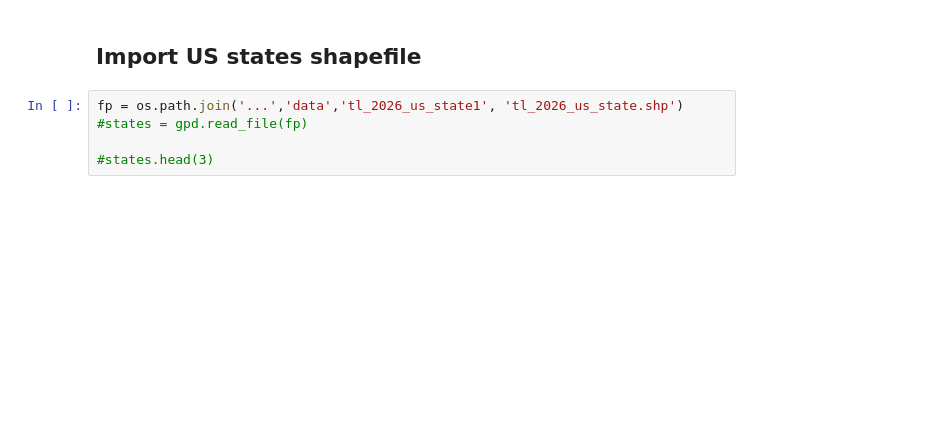
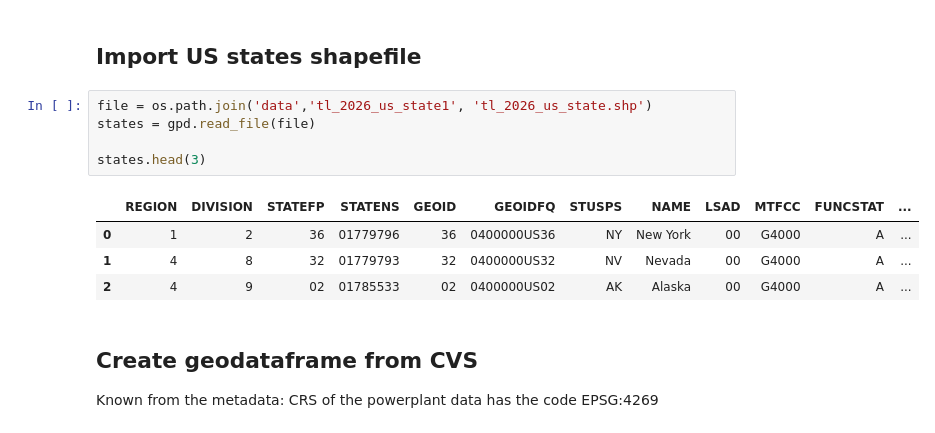
Before and after one commit to Karlavramos/eds220-in-class, a Jupyter notebook: lesson-12-streamline-your-code.ipynb, the cells around one changed output. Drawn from its saved outputs; the diff is of its cells as text; blank space fills up the shorter version.

```diff
--- a/lesson-12-streamline-your-code.ipynb
+++ b/lesson-12-streamline-your-code.ipynb
@@ -48,7 +52,16 @@ power_plants.head(3)
 # %% [markdown]
 ## Import US states shapefile
 # %%
-fp = os.path.join('...','data','tl_2026_us_state1', 'tl_2026_us_state.shp')
-#states = gpd.read_file(fp)
+file = os.path.join('data','tl_2026_us_state1', 'tl_2026_us_state.shp')
+states = gpd.read_file(file)
 
-#states.head(3)
+states.head(3)
+# %% [output]
+|  | REGION | DIVISION | STATEFP | STATENS | GEOID | GEOIDFQ | STUSPS | NAME | LSAD | MTFCC | FUNCSTAT | ... |
+| 0 | 1 | 2 | 36 | 01779796 | 36 | 0400000US36 | NY | New York | 00 | G4000 | A | ... |
+| 1 | 4 | 8 | 32 | 01779793 | 32 | 0400000US32 | NV | Nevada | 00 | G4000 | A | ... |
+| 2 | 4 | 9 | 02 | 01785533 | 02 | 0400000US02 | AK | Alaska | 00 | G4000 | A | ... |
+# %% [markdown]
+## Create geodataframe from CVS
+
+Known from the metadata: CRS of the powerplant data has the code EPSG:4269
```
Also changed, not shown: parts of 22 cells of this notebook.
